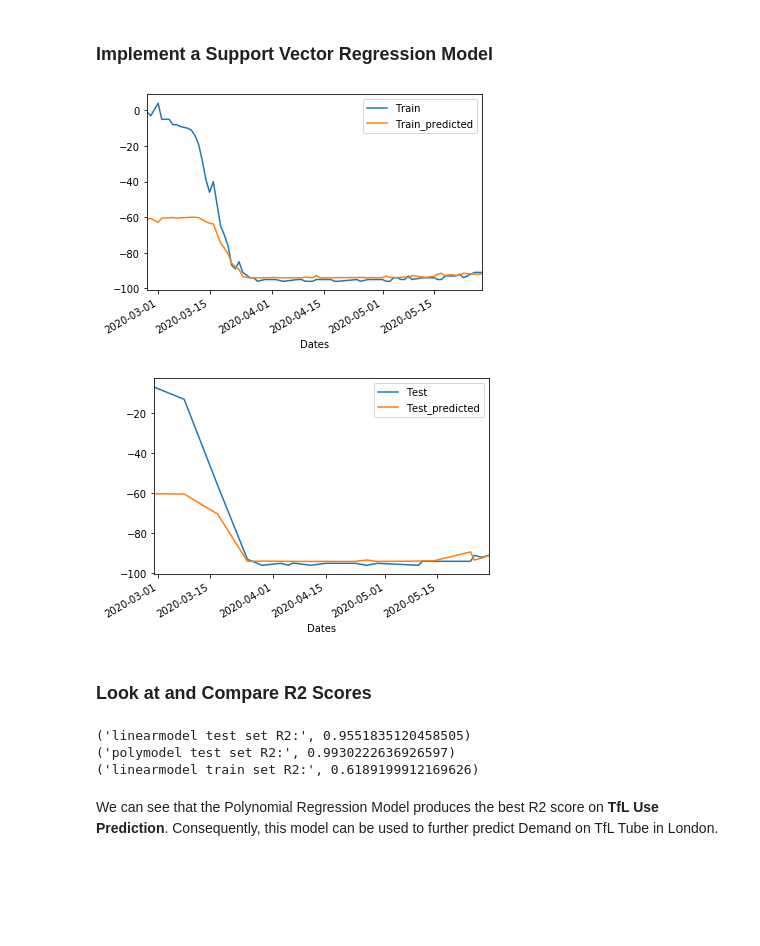
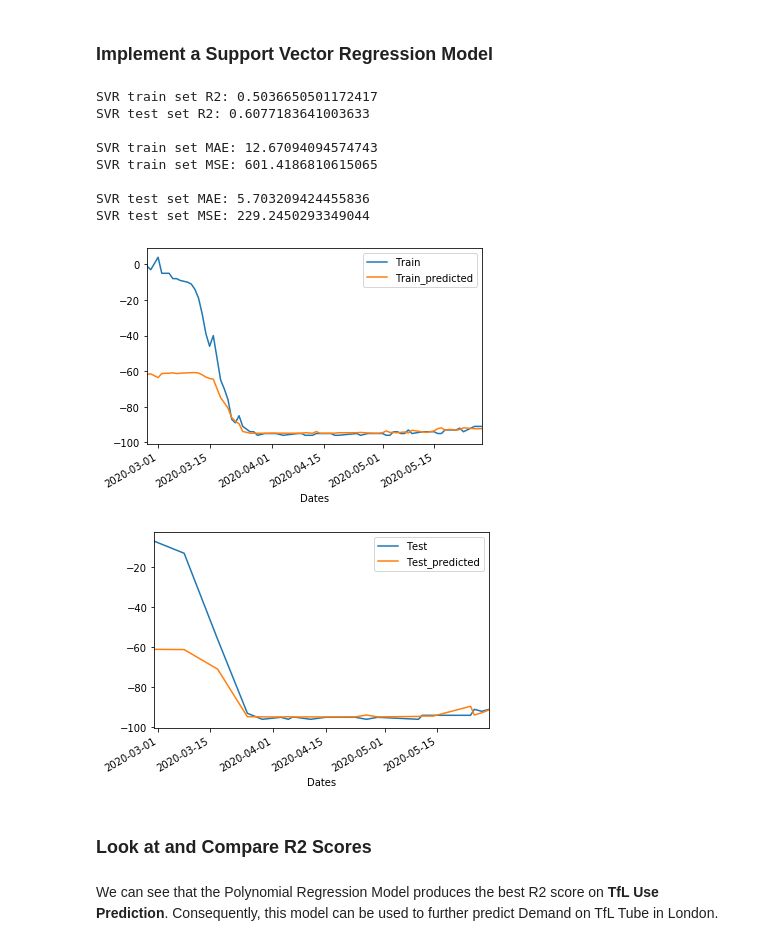
Before and after one commit to IuliiaZaitova/COVID_Prediction_London_National_Transport_Use, a Jupyter notebook: UK_transport.ipynb, the cells around one changed output. Drawn from its saved outputs; the diff is of its cells as text; code cells hidden in the pictures; blank space fills up the shorter version.

```diff
--- a/UK_transport.ipynb
+++ b/UK_transport.ipynb
@@ -339,7 +356,7 @@ score_tfl_mob_lyn = 'linearmodel test set R2:',linear_model.score(X_test,y_test)
 ### Implement a Polynomial Regression Model
 # %%
 # Fit the polynomial Regression
-poly_features = PolynomialFeatures(degree=4)
+poly_features = PolynomialFeatures(degree=3)
 X_poly = poly_features.fit_transform(X)
 X_poly_test = poly_features.fit_transform(X_test)
 poly_linear_model = LinearRegression(normalize=True, fit_intercept=False)
@@ -372,38 +405,46 @@ score_tfl_mob_pln = 'polymodel test set R2:',poly_linear_model.score(X_poly_test
 ### Implement a Support Vector Regression Model
 # %%
 # Fit the SV Regression
-svrModel = SVR(epsilon=1)
+svrModel = SVR(epsilon=0.16)
 svrModel.fit(X,y)
 svr_train_predicted = svrModel.predict(X)
 # %%
 # plot SVR Prediction against Target
 svr_data = pd.DataFrame()
 svr_data["Dates"] = X_dates
 svr_data["Train"] = y
 svr_data["Train_predicted"] = svr_train_predicted
 svr_data.plot(x ='Dates', y=['Train','Train_predicted'], kind = 'line')
 svr_test_predicted = svrModel.predict(X_test)
 
 svr_test_data = pd.DataFrame()
 svr_test_data["Dates"] = X_test_dates
 svr_test_data["Test"] = y_test
 svr_test_data["Test_predicted"] = svr_test_predicted
 svr_test_data.plot(x ='Dates', y=['Test','Test_predicted'], kind = 'line')
 # Score the model
-score_tfl_mob_svr = 'linearmodel train set R2:',svrModel.score(X_test,y_test)
+print('SVR train set R2:',svrModel.score(X,y))
+print('SVR test set R2:',svrModel.score(X_test,y_test))
+print()
+print('SVR train set MAE:', mean_absolute_error(svr_train_predicted,y))
+print('SVR train set MSE:', mean_squared_error(svr_train_predicted,y))
+print()
+print('SVR test set MAE:', mean_absolute_error(svr_test_predicted,y_test))
+print('SVR test set MSE:', mean_squared_error(svr_test_predicted,y_test))
+print()
 # %% [output]
+SVR train set R2: 0.5036650501172417
+SVR test set R2: 0.6077183641003633
+
+SVR train set MAE: 12.67094094574743
+SVR train set MSE: 601.4186810615065
+
+SVR test set MAE: 5.703209424455836
+SVR test set MSE: 229.2450293349044
-[figure, old version]
+[figure, new version]
-[figure, old version]
+[figure, new version]
 # %% [markdown]
 ### Look at and Compare R2 Scores
-# %%
-print(score_tfl_mob_lyn)
-print(score_tfl_mob_pln)
-print(score_tfl_mob_svr)
-# %% [output]
-('linearmodel test set R2:', 0.9551835120458505)
-('polymodel test set R2:', 0.9930222636926597)
-('linearmodel train set R2:', 0.6189199912169626)
 # %% [markdown]
 We can see that the Polynomial Regression Model produces the best R2 score on **TfL Use Prediction**.
 Consequently, this model can be used to further predict Demand on TfL Tube in London.
```
Also changed, not shown: parts of 26 cells of this notebook.
